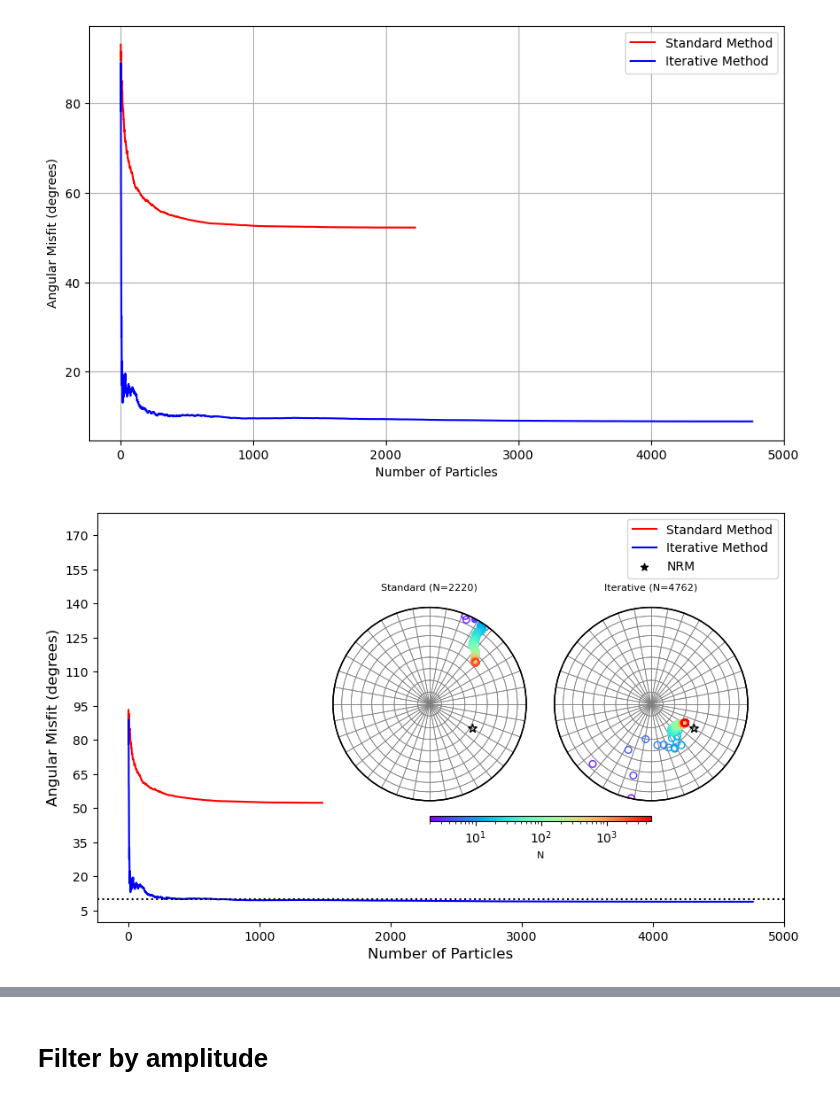
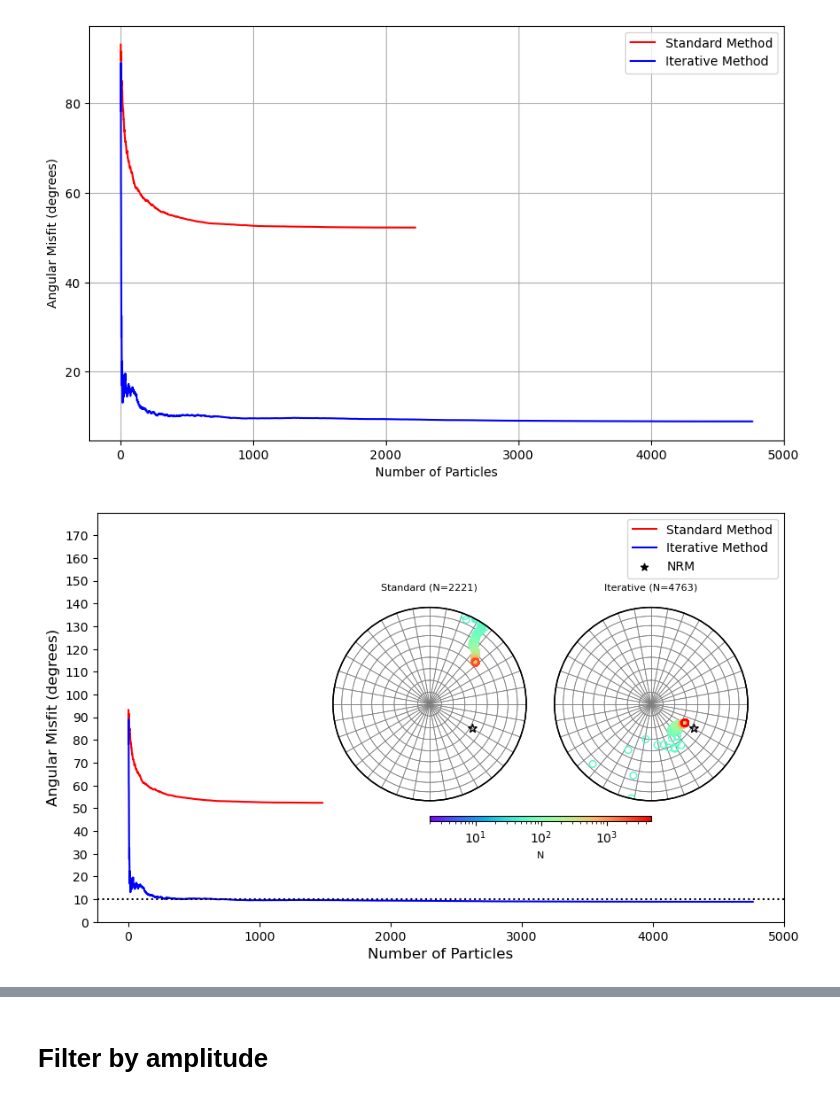
Before and after one commit to compgeolab/micromag-interfering-sources, a Jupyter notebook: code/ceramic_sample/plot_stereograms_real_data.ipynb, the cells around one changed output, grey strips where cells are left out. Drawn from its saved outputs; the diff is of its cells as text; code cells hidden in the pictures.

```diff
--- a/code/ceramic_sample/plot_stereograms_real_data.ipynb
+++ b/code/ceramic_sample/plot_stereograms_real_data.ipynb
@@ -407,8 +406,8 @@ import matplotlib.pyplot as plt
 import numpy as np
 
 # Número de partículas é equivalente a 'n' nos loops, então você pode usar o range de 'n' para o eixo x
-num_particles_standard = list(range(2, len(dipole_moment_standard[:, 0])))
-num_particles_iterative = list(range(2, len(dipole_moment_iterative[:, 0])))
+num_particles_standard = list(range(2, len(dipole_moment_standard[:, 0])+1))
+num_particles_iterative = list(range(2, len(dipole_moment_iterative[:, 0])+1))
 
 # Criar a figura principal
 fig, ax = plt.subplots(figsize=(10, 6))
@@ -448,7 +447,7 @@ cmap_norm = matplotlib.colors.LogNorm #Normalize
 # Plotando as projeções estereográficas nas posições definidas
 for pos, (title, (inc, dec, vector_sum)) in zip(projection_positions, zip(titles, datasets)):
     # Calcular novo amplitude
-    new_amp = range(2, len(inc) + 2)
+    new_amp = range(50, len(inc)+50)
 
     # Recalcular o vetor somado com nova amplitude
     new_vector_sum = mg.angles_to_vector(inc, dec, new_amp)
@@ -459,35 +458,35 @@ for pos, (title, (inc, dec, vector_sum)) in zip(projection_positions, zip(titles
 
     # Adicionar a área para o gráfico de projeção estereográfica
     inset_ax = fig.add_axes(pos)
 
     # Configurar kwargs para o scatter plot
     kwargs = dict(s=30, cmap=cmap, vmin=2, vmax=maximum, cmap_norm=cmap_norm)
 
     # Plotar a projeção estereográfica no inset
     tmp = projection.plot(ax=inset_ax, add_ticks=False,  **kwargs)
     tmp_R = projection_R.plot(ax=inset_ax, add_ticks=False, s=50, marker='*')
 
     # Adicionar a quantidade de fontes no título
     num_sources = len(inc)
     inset_ax.set_title(f"{title} (N={num_sources})", fontsize=8)
 
 # Configuração da barra de cores compartilhada
 clb = fig.colorbar(
     tmp,
     ax=ax,
     cax=fig.add_axes([0.5, 0.3, 0.25, 0.01]),
     # format="%.0g",
     orientation="horizontal",
 )
 clb.set_label(label="N", fontsize=8)
 clb.ax.tick_params(labelsize=10)
 
-ax.set_yticks(np.arange(5,180,15))
+ax.set_yticks(np.arange(0,180,10))
 ax.set_ylim(0,180)
 # plt.tight_layout()  # Ajusta o layout automaticamente
 plt.show()
 # %% [output]
-[figure, old version]
+[figure, new version]
 # %%
 def jackknife_vector_sum(vectors):
     n = vectors.shape[0]  # Number of vectors
```
Also changed, not shown: parts of 28 cells of this notebook, 47 other files.
